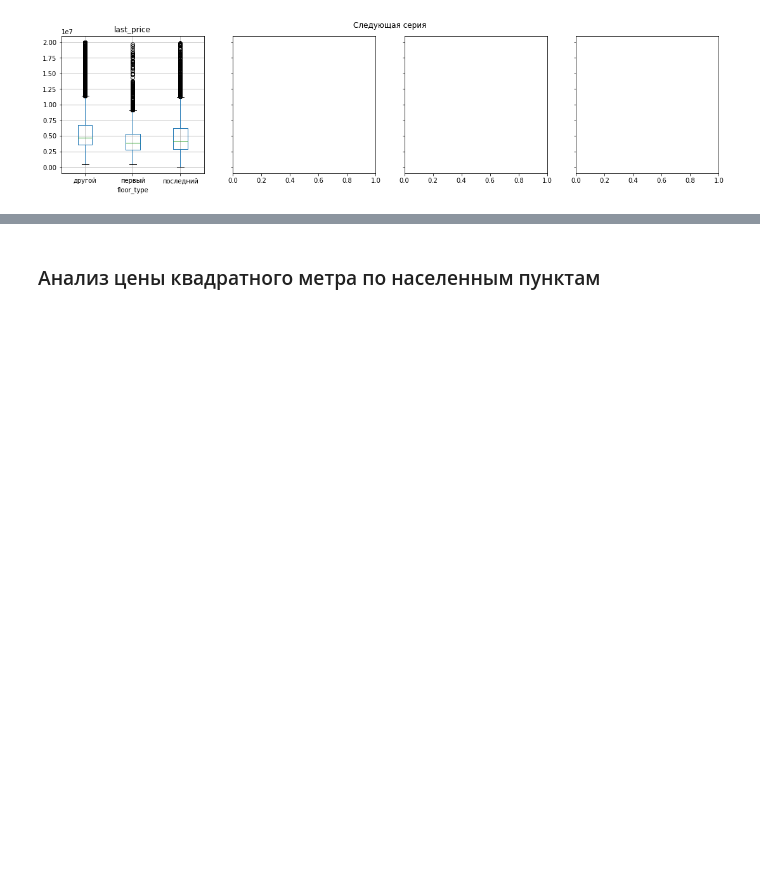
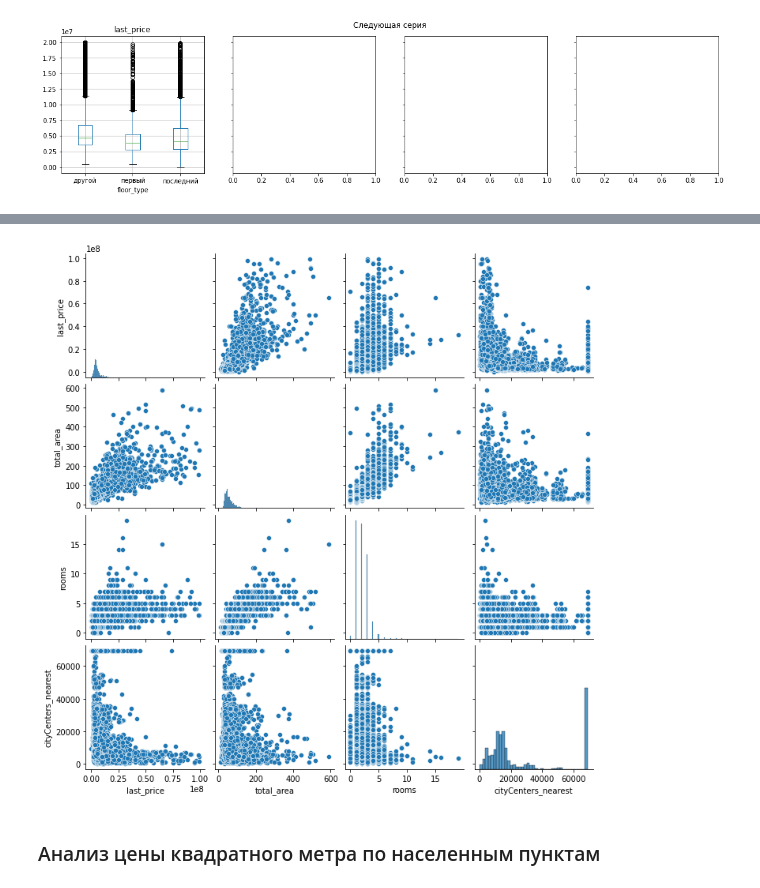
Before and after one commit to SanYattsu/Data_Science_Projects, a Jupyter notebook: Research_of_Ads_for_apartments_sales/Research-of-Advertisements-for-the-Apartments-Sales.ipynb, the cells around one changed output, grey strips where cells are left out. Saved outputs shown, nothing was run; the diff lists cells and outputs as text; code cells hidden in the pictures; blank space fills up the shorter version.

```diff
--- a/Research_of_Ads_for_apartments_sales/Research-of-Advertisements-for-the-Apartments-Sales.ipynb
+++ b/Research_of_Ads_for_apartments_sales/Research-of-Advertisements-for-the-Apartments-Sales.ipynb
@@ -565,3 +584,7 @@ while i < len(qualitative):
+# %%
+sns.pairplot(df[['last_price', 'total_area', 'rooms', 'cityCenters_nearest']]);
+# %% [output]
+[figure, added]
 # %% [markdown]
 ### Анализ цены квадратного метра по населенным пунктам
 # %% [markdown]
```
Also changed, not shown: parts of 14 cells of this notebook.
